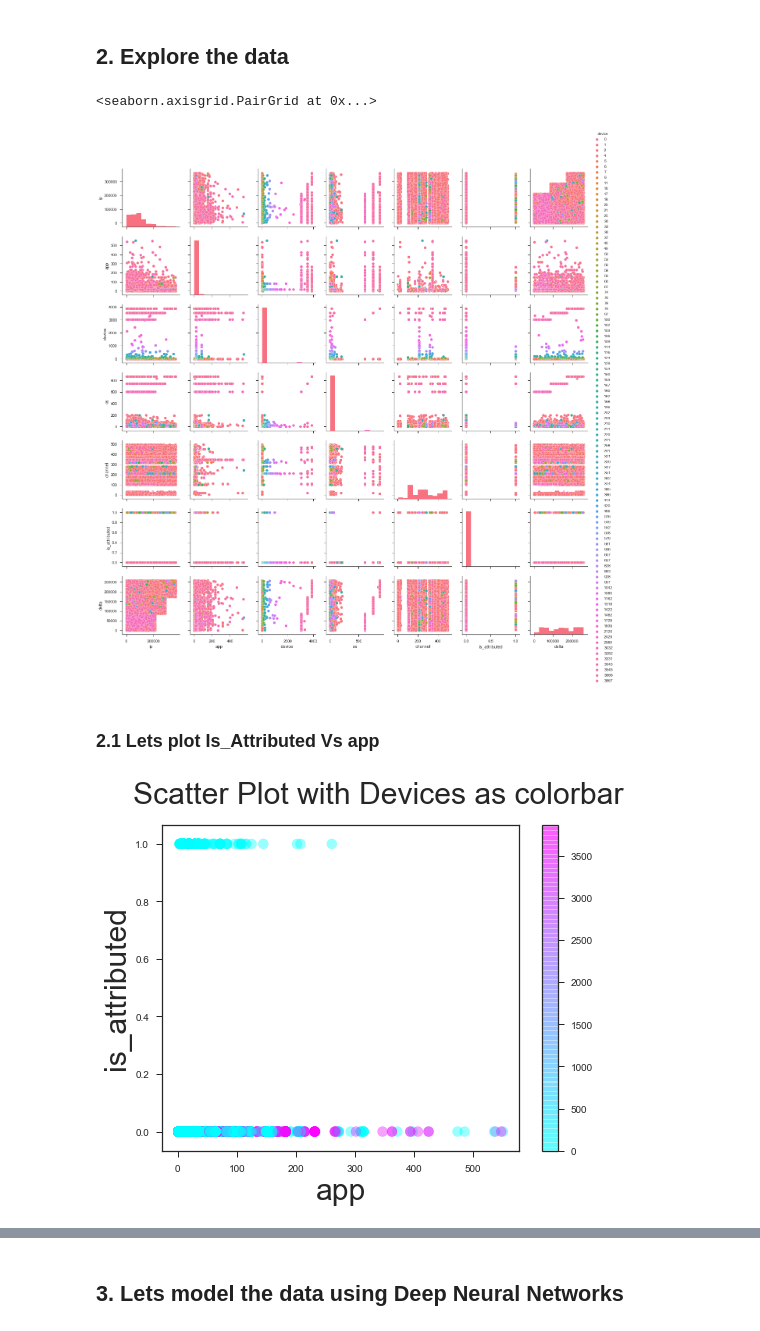
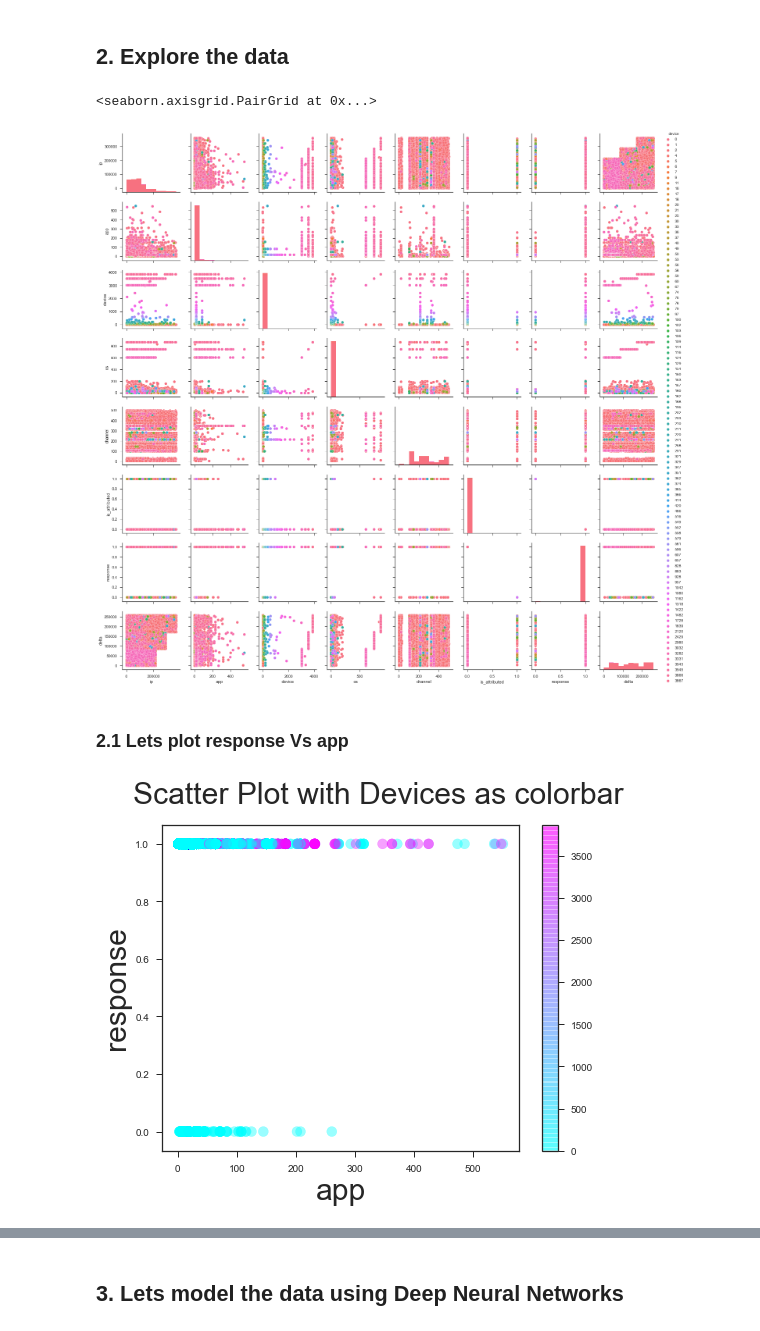
Before and after one commit to ChiruGit/MLProject, a Jupyter notebook: ML_Fall_FinalProject.ipynb, the cells around one changed output, grey strips where cells are left out. Saved outputs shown, nothing was run; the diff lists cells and outputs as text; code cells hidden in the pictures.

```diff
--- a/ML_Fall_FinalProject.ipynb
+++ b/ML_Fall_FinalProject.ipynb
@@ -27,3 +30,5 @@ dataset.head()
+# %%
+dataset['response'] = 1-dataset['is_attributed']
 # %% [markdown]
 ### 1.1 Field definitions
 # %% [markdown]
@@ -84,28 +92,28 @@ sns.set(style="ticks")
 sns.pairplot(dataset, hue="device")
 # %% [output]
 <seaborn.axisgrid.PairGrid at 0x...>
-[figure, old version]
+[figure, new version]
 # %% [markdown]
-### 2.1 Lets plot Is_Attributed Vs app
+### 2.1 Lets plot response Vs app
 # %%
 np.random.seed(19680801)
 fig = plt.figure(figsize=(8,6))
 
 N = 50
 #colors = np.random.rand(N)
 area = (30 * np.random.rand(N))**2  # 0 to 15 point radii
 
 colors = dataset['device']
 
 # c=colors,
-scatter=plt.scatter(dataset['app'], dataset['is_attributed'], s=100,alpha=0.4, c = colors,cmap='cool')
+scatter=plt.scatter(dataset['app'], dataset['response'], s=100,alpha=0.4, c = colors,cmap='cool')
 fig.suptitle('Scatter Plot with Devices as colorbar', fontsize=30)
 plt.xlabel('app', fontsize=30)
-plt.ylabel('is_attributed', fontsize=30)
+plt.ylabel('response', fontsize=30)
 
 
 plt.colorbar(scatter)
 plt.show()
 # %% [output]
-[figure, old version]
+[figure, new version]
 # %% [markdown]
```
Also changed, not shown: parts of 38 cells of this notebook, 1 other file.
